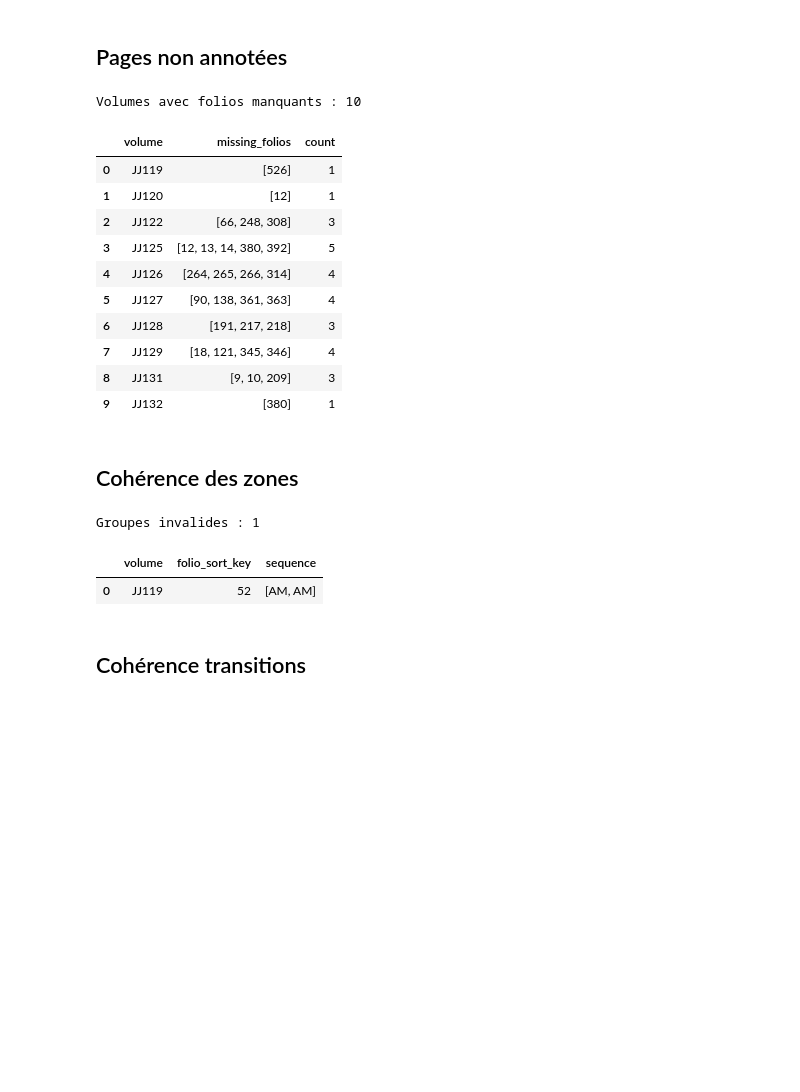
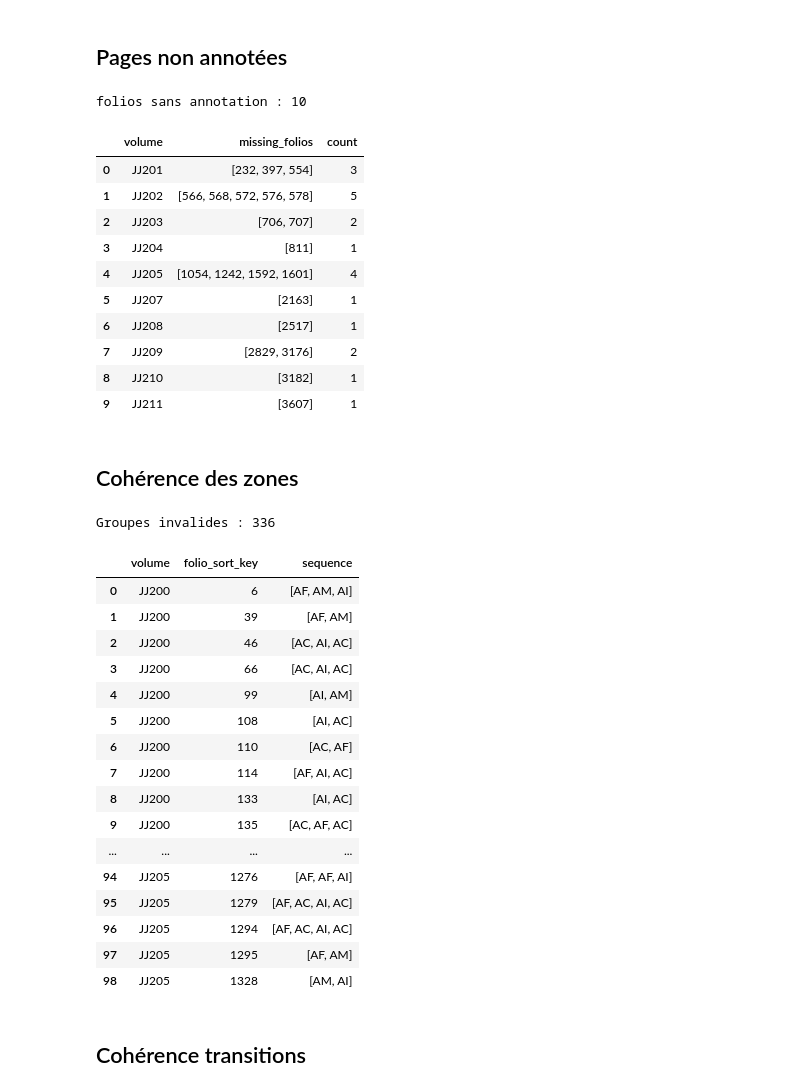
Before and after one commit to oriflamms/himanis, a Jupyter notebook: Acts/src_ipynb/JJ100-139-versImportLabelStudio2.ipynb, the cells around one changed output. Cells and saved outputs as stored; diff of their text form; code cells hidden in the pictures; blank space fills up the shorter version.

```diff
--- a/Acts/src_ipynb/JJ100-139-versImportLabelStudio2.ipynb
+++ b/Acts/src_ipynb/JJ100-139-versImportLabelStudio2.ipynb
@@ -20,13 +20,13 @@
 import os
 import re
 
-corpus = 'JJ100-JJ118'
+corpus = 'JJ200-JJ211'
 
 
 # Chemins des fichiers sources
 INPUT_ZONES  = f"../List-of-zones/Himanis_Seg_Actes_1200pxmin_{corpus}_labelstudio.csv"       # fichier 1 : zones YOLO
 INPUT_ACTES  = "../List-of-acts/Acts-JJ96-JJ195_enriched_Locus-20260521.xlsm"                # fichier 2 : liste des actes
-INPUT_IMAGES = f"../List-of-zones/image_data/{corpus}_image_data.csv"    # fichier 3 : images téléchargées
+INPUT_IMAGES = f"../List-of-images/{corpus}_image_data.csv"    # fichier 3 : images téléchargées
 
 # Dossier de sortie
 OUT_DIR = f"{corpus}/output"
@@ -429,17 +413,17 @@ df_zones_raw = df_zones_raw[
     df_zones_raw['label'].astype(str).str.strip() != ''
 ]
 print(f"Zones importées : {len(df_zones_raw)}")
-
+print(f"Zones importées : {df_zones_raw.head(2)}")
 
 df_zones_raw['url_image_full'] = df_zones_raw['image']
 # image_path contient des URLs IIIF, pas des chemins de fichiers :
 # parse_image_stem ne s'applique pas ici.
 # On utilise directement les colonnes 'registre' et 'ordre' déjà présentes dans df_zones_raw.
 
-df_zones_raw['volume'] = df_zones_raw['registre'].apply(
+df_zones_raw['volume'] = df_zones_raw['volume'].apply(
     lambda r: re.sub(r'JJ(\d+)', lambda m: f"JJ{int(m.group(1)):03d}", str(r))
 )
-df_zones_raw['folio_sort_key'] = pd.to_numeric(df_zones_raw['ordre'], errors='coerce')
+df_zones_raw['folio_sort_key'] = pd.to_numeric(df_zones_raw['image_id'], errors='coerce')
 
 
 print(df_zones_raw)
@@ -534,5 +518,5 @@ print(f"Index zones_by_image  : {len(zones_by_image)} images ont des zones")
 print(f"Total zones           : {len(all_zone_ids)}")
 
 
-df_zones.head(50)
+df_zones.head(20)
 # %% [output]
@@ -595,21 +579,21 @@ def find_missing_folios(df):
 
 
 df_missing = find_missing_folios(df_zones)
-print(f"Volumes avec folios manquants : {len(df_missing)}")
+print(f"folios sans annotation : {len(df_missing)}")
 df_missing.head(20)
 # %% [output]
-Volumes avec folios manquants : 10
+folios sans annotation : 10
 |  | volume | missing_folios | count |
-| 0 | JJ119 | [526] | 1 |
-| 1 | JJ120 | [12] | 1 |
-| 2 | JJ122 | [66, 248, 308] | 3 |
-| 3 | JJ125 | [12, 13, 14, 380, 392] | 5 |
-| 4 | JJ126 | [264, 265, 266, 314] | 4 |
-| 5 | JJ127 | [90, 138, 361, 363] | 4 |
-| 6 | JJ128 | [191, 217, 218] | 3 |
-| 7 | JJ129 | [18, 121, 345, 346] | 4 |
-| 8 | JJ131 | [9, 10, 209] | 3 |
-| 9 | JJ132 | [380] | 1 |
+| 0 | JJ201 | [232, 397, 554] | 3 |
+| 1 | JJ202 | [566, 568, 572, 576, 578] | 5 |
+| 2 | JJ203 | [706, 707] | 2 |
+| 3 | JJ204 | [811] | 1 |
+| 4 | JJ205 | [1054, 1242, 1592, 1601] | 4 |
+| 5 | JJ207 | [2163] | 1 |
+| 6 | JJ208 | [2517] | 1 |
+| 7 | JJ209 | [2829, 3176] | 2 |
+| 8 | JJ210 | [3182] | 1 |
+| 9 | JJ211 | [3607] | 1 |
 # %% [markdown]
 ## Cohérence des zones
 # %%
@@ -649,36 +633,51 @@ def validate_sequence(seq):
 
     # AI optionnel
     if i < n and seq[i] == 'AI':
         i += 1
 
     # doit être consommé entièrement
     return i == n
 
 
 def find_invalid_groups(df):
     bad = []
 
     for (vol, folio), g in df.groupby(['volume', 'folio_sort_key']):
         seq = get_sequence(g)
 
         if not validate_sequence(seq):
             bad.append({
                 'volume': vol,
                 'folio_sort_key': folio,
                 'sequence': seq
             })
 
     return pd.DataFrame(bad)
 
 
 df_invalid = find_invalid_groups(df_zones)
 
 print(f"Groupes invalides : {len(df_invalid)}")
-df_invalid.head(20)
+df_invalid.head(99)
 # %% [output]
-Groupes invalides : 1
+Groupes invalides : 336
 |  | volume | folio_sort_key | sequence |
-| 0 | JJ119 | 52 | [AM, AM] |
+| 0 | JJ200 | 6 | [AF, AM, AI] |
+| 1 | JJ200 | 39 | [AF, AM] |
+| 2 | JJ200 | 46 | [AC, AI, AC] |
+| 3 | JJ200 | 66 | [AC, AI, AC] |
+| 4 | JJ200 | 99 | [AI, AM] |
+| 5 | JJ200 | 108 | [AI, AC] |
+| 6 | JJ200 | 110 | [AC, AF] |
+| 7 | JJ200 | 114 | [AF, AI, AC] |
+| 8 | JJ200 | 133 | [AI, AC] |
+| 9 | JJ200 | 135 | [AC, AF, AC] |
+| ... | ... | ... | ... |
+| 94 | JJ205 | 1276 | [AF, AF, AI] |
+| 95 | JJ205 | 1279 | [AF, AC, AI, AC] |
+| 96 | JJ205 | 1294 | [AF, AC, AI, AC] |
+| 97 | JJ205 | 1295 | [AF, AM] |
+| 98 | JJ205 | 1328 | [AM, AI] |
 # %% [markdown]
 ## Cohérence transitions
 # %%
```
Also changed, not shown: parts of 9 cells of this notebook, 1 other file.
